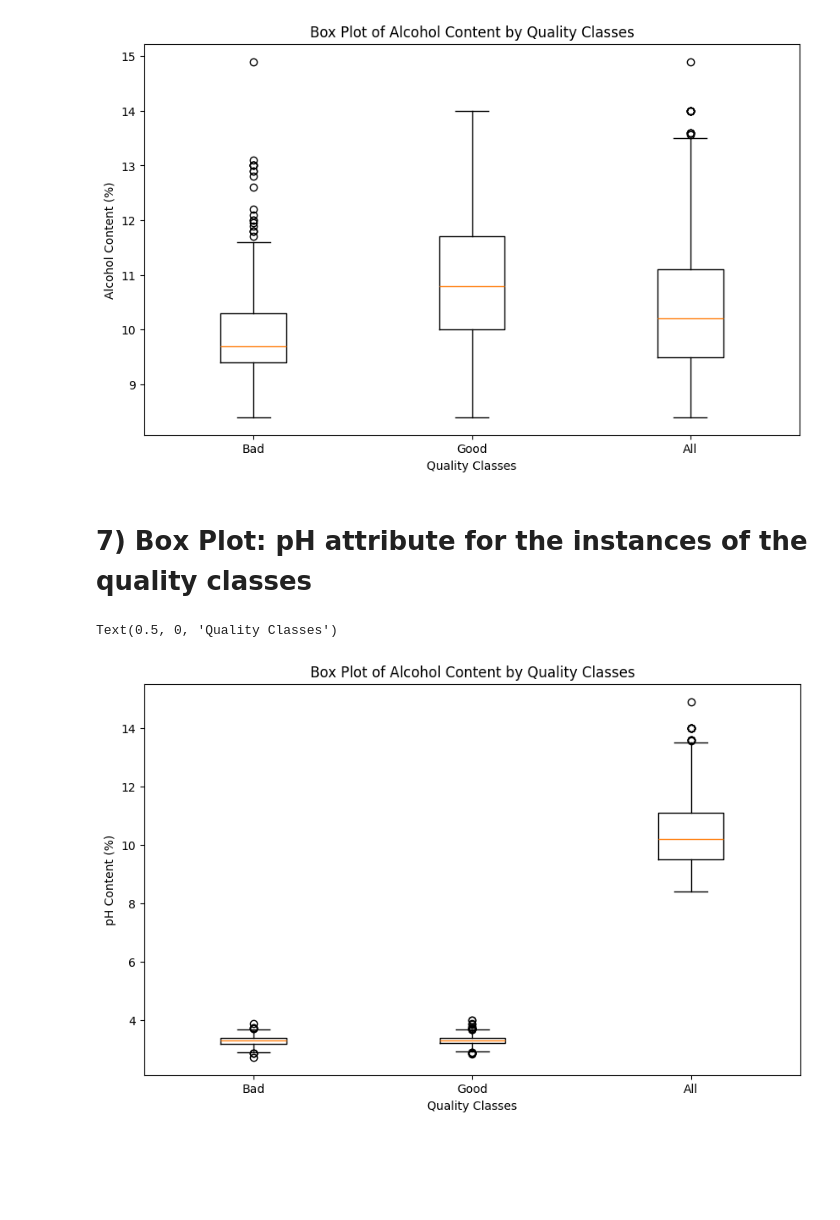
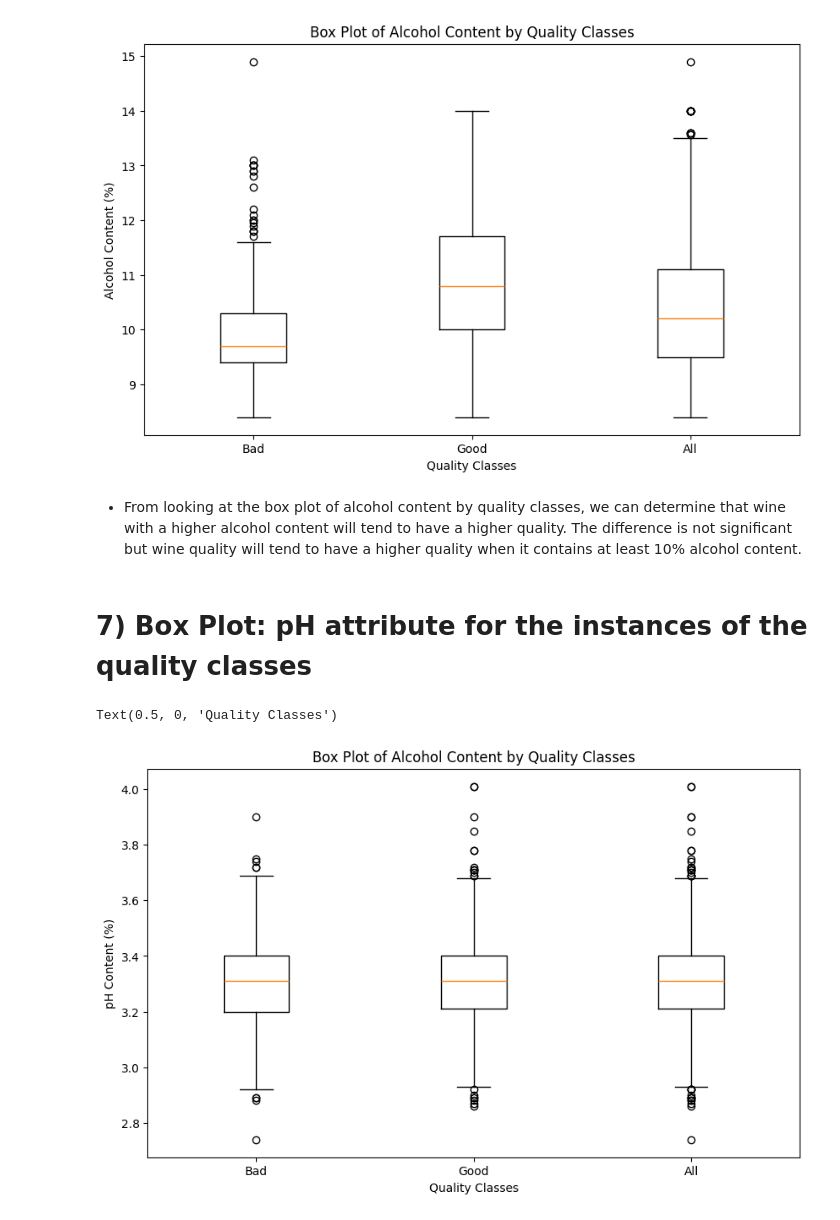
Before and after one commit to NomyNom/cosc3337-hw1, a Jupyter notebook: eda.ipynb, the cells around one changed output. Saved outputs shown, nothing was run; the diff lists cells and outputs as text; code cells hidden in the pictures; blank space fills up the shorter version.

```diff
--- a/eda.ipynb
+++ b/eda.ipynb
@@ -208,24 +209,26 @@ plt.xlabel('Quality Classes')
 # %% [output]
 Text(0.5, 0, 'Quality Classes')
 [figure]
+# %% [markdown]
+* From looking at the box plot of alcohol content by quality classes, we can determine that wine with a higher alcohol content will tend to have a higher quality. The difference is not significant but wine quality will tend to have a higher quality when it contains at least 10% alcohol content.
 # %% [markdown]
 # 7) Box Plot: pH attribute for the instances of the quality classes
 # %%
 # Separate the alcohol data for 'Bad', 'Good', and all instances
-alcohol_bad = df[df['quality_label'] == 'Bad']['pH']
-alcohol_good = df[df['quality_label'] == 'Good']['pH']
-alcohol_all = df['alcohol']
+pH_bad = df[df['quality_label'] == 'Bad']['pH']
+pH_good = df[df['quality_label'] == 'Good']['pH']
+pH_all = df['pH']
 
 # Create the box plot
 plt.figure(figsize=(10, 6))  # Set the figure size
 
 # Plotting the data
-plt.boxplot([alcohol_bad, alcohol_good, alcohol_all], labels=['Bad', 'Good', 'All'])
+plt.boxplot([pH_bad, pH_good, pH_all], labels=['Bad', 'Good', 'All'])
 
 # Add title and labels
 plt.title('Box Plot of Alcohol Content by Quality Classes')
 plt.ylabel('pH Content (%)')
 plt.xlabel('Quality Classes')
 # %% [output]
 Text(0.5, 0, 'Quality Classes')
-[figure, old version]
+[figure, new version]
```
Also changed, not shown: parts of 6 cells of this notebook.
